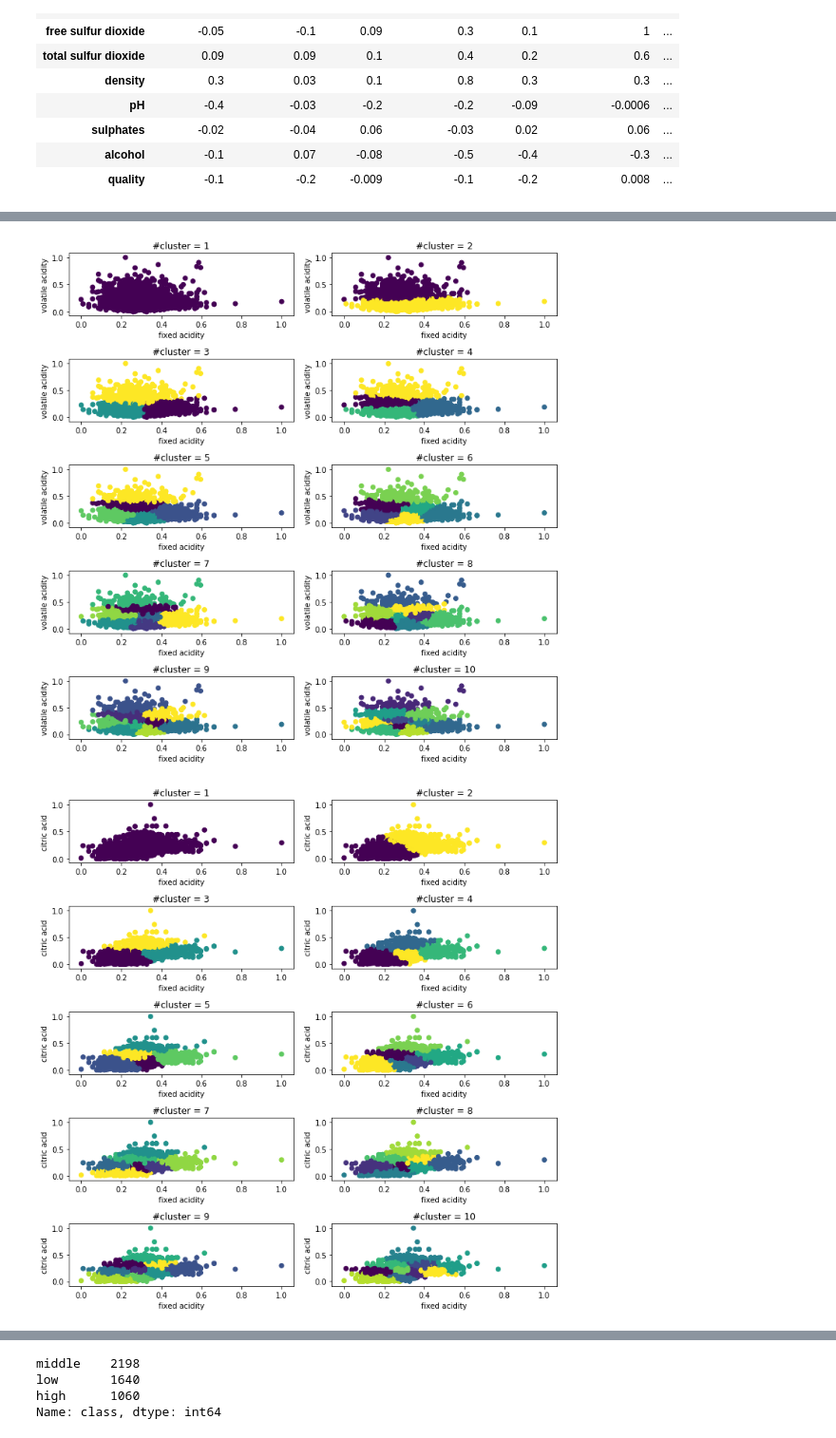
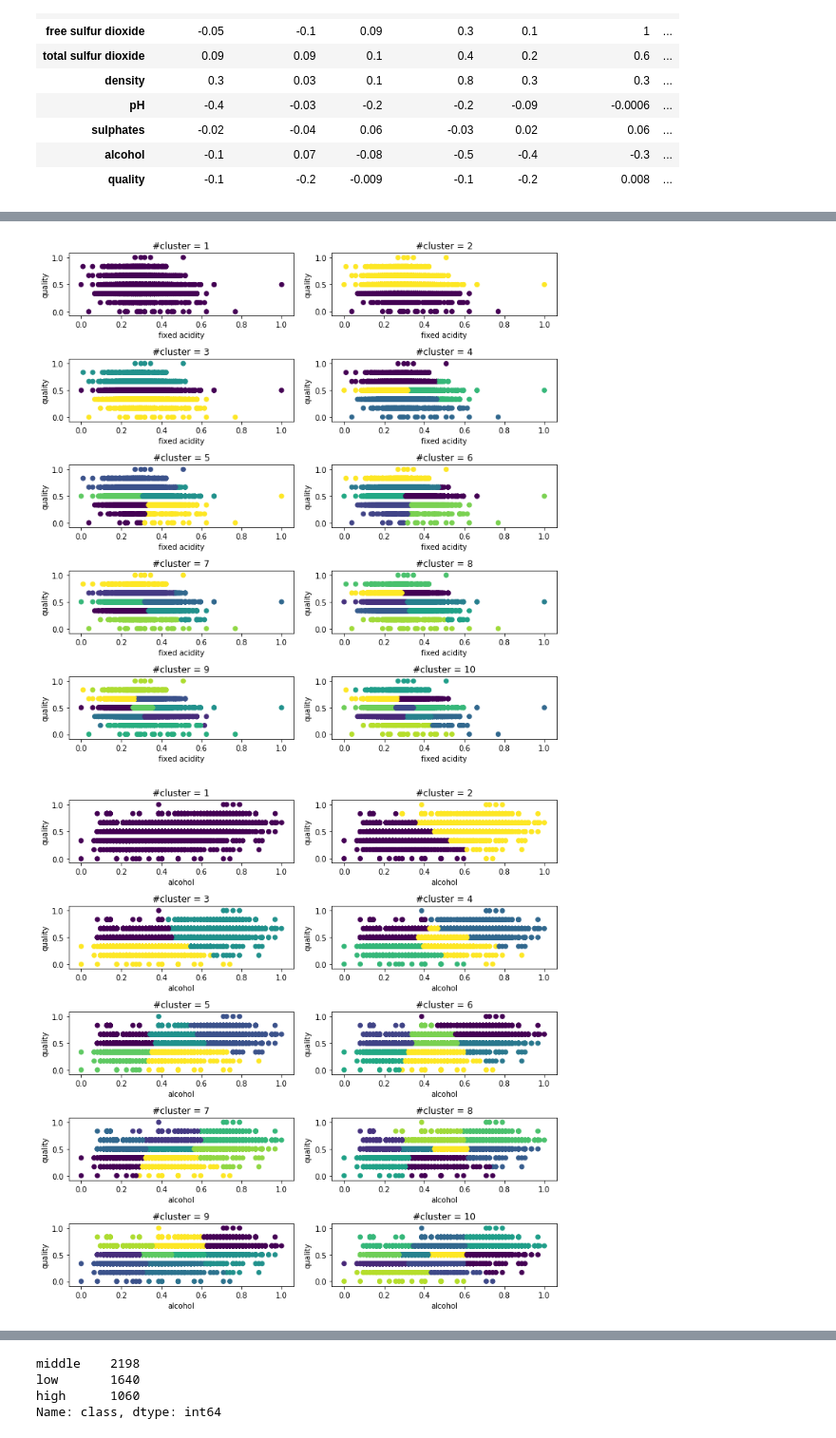
Before and after one commit to GeJulia/wineForTheWin, a Jupyter notebook: Michael.ipynb, the cells around one changed output, grey strips where cells are left out. Shown at 95% size. Saved outputs shown, nothing was run; the diff lists cells and outputs as text; code cells hidden in the pictures.

```diff
--- a/Michael.ipynb
+++ b/Michael.ipynb
@@ -120,6 +150,6 @@ for k1 in white.keys():
 # %%
 v1= fixed_acidity
-v2= volatile_acidity
+v2= quality
 
 plt.figure(1, (10,10))
 for i in range(1,11):
@@ -138,27 +168,27 @@ for i in range(1,11):
 #                     xytext=(row[v1] + 0.5, row[v2] + 0.5))
 plt.show()
 # %% [output]
-[figure, old version]
+[figure, new version]
 # %%
-v1= fixed_acidity
-v2= citric_acid
+v1= alcohol
+v2= quality
 
 plt.figure(1, (10,10))
 for i in range(1,11):
     estimator = KMeans(n_clusters = i)
     estimator.fit(white_norm.loc[:,[v1,v2]])
     plt.subplot(5,2,i)
     plt.tight_layout() # automatically adjusts subplot params so that the subplot(s) fits in to the figure area
     plt.title("#cluster = {}".format(i))
     plt.xlabel(v1)
     plt.ylabel(v2)
     plt.scatter(white_norm[v1], white_norm[v2], c=estimator.labels_)
 #    for i, row in white_norm.iterrows():
 #        # print("i= {} ; row = {}".format(i, row))
 #        plt.annotate(row[quality],
 #                     (row[v1], row[v2]),
 #                     xytext=(row[v1] + 0.5, row[v2] + 0.5))
 plt.show()
 # %% [output]
-[figure, old version]
+[figure, new version]
 # %%
```
Also changed, not shown: parts of 21 cells of this notebook.
